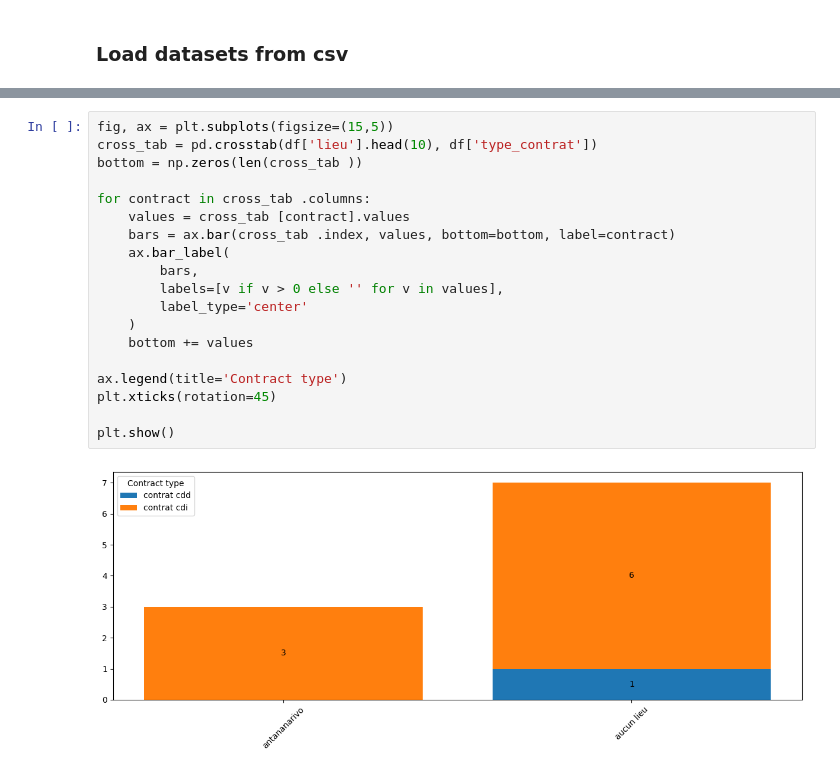
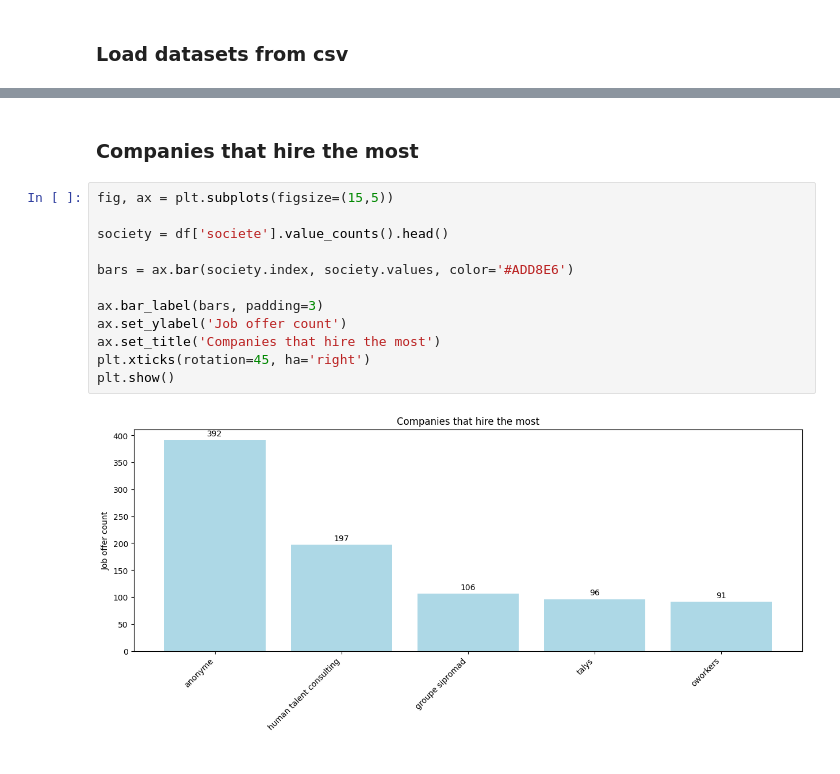
Before and after one commit to sarah-ursula-randriarivelo/job_offer_analysis, a Jupyter notebook: step_05_job_offer_visualization.ipynb, the cells around one changed output, grey strips where cells are left out. Cells and saved outputs as stored; diff of their text form.

```diff
--- a/step_05_job_offer_visualization.ipynb
+++ b/step_05_job_offer_visualization.ipynb
@@ -55,21 +55,16 @@ plt.show()
-# %%
-fig, ax = plt.subplots(figsize=(15,5))
-cross_tab = pd.crosstab(df['lieu'].head(10), df['type_contrat'])
-bottom = np.zeros(len(cross_tab ))
-
-for contract in cross_tab .columns:
-    values = cross_tab [contract].values
-    bars = ax.bar(cross_tab .index, values, bottom=bottom, label=contract)
-    ax.bar_label(
-        bars,
-        labels=[v if v > 0 else '' for v in values],
-        label_type='center'
-    )
-    bottom += values
-
-ax.legend(title='Contract type')
-plt.xticks(rotation=45)
-
-plt.show()
-# %% [output]
-[figure, removed]
+# %% [markdown]
+### Companies that hire the most
+# %%
+fig, ax = plt.subplots(figsize=(15,5))
+
+society = df['societe'].value_counts().head()
+
+bars = ax.bar(society.index, society.values, color='#ADD8E6')
+
+ax.bar_label(bars, padding=3)
+ax.set_ylabel('Job offer count')
+ax.set_title('Companies that hire the most')
+plt.xticks(rotation=45, ha='right')
+plt.show()
+# %% [output]
+[figure, added]
```
Also changed, not shown: parts of 10 cells of this notebook, 7 other files.
